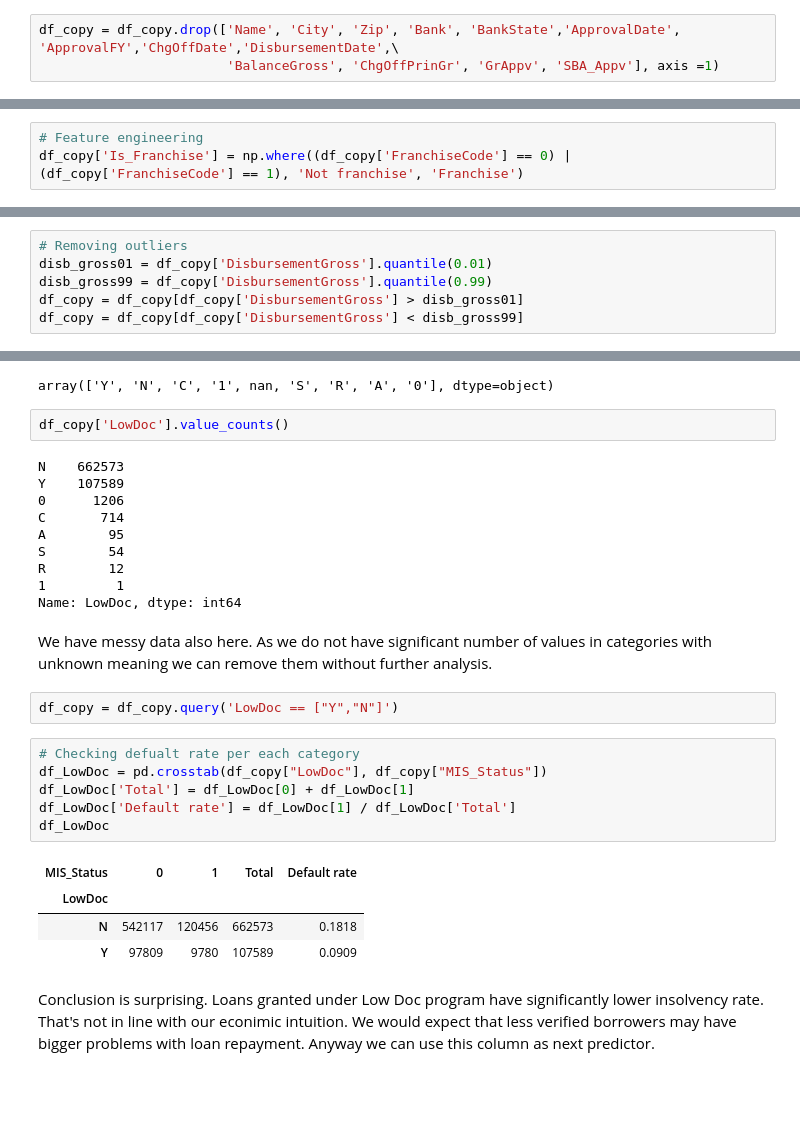
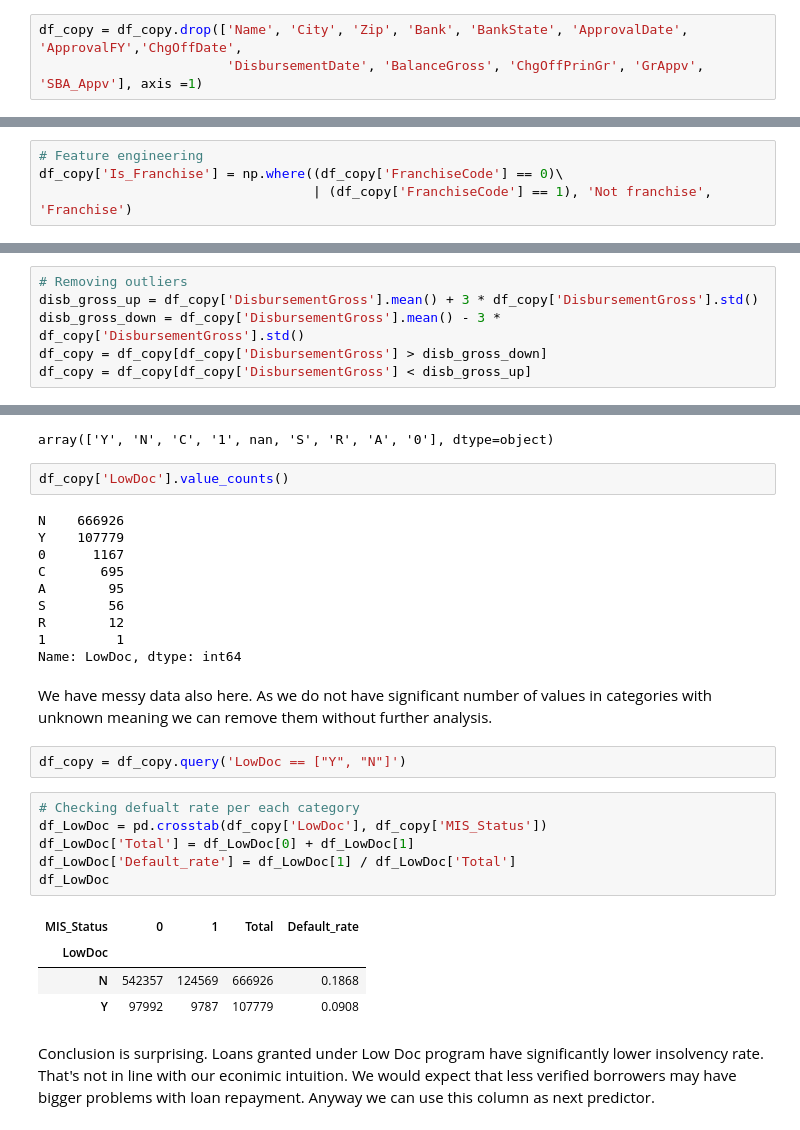
Before and after one commit to WojtekSzlezak/Loan-default-prediction-SBA, a Jupyter notebook: Loan_default_SBA.ipynb, the cells around one changed output, grey strips where cells are left out. Drawn from its saved outputs; the diff is of its cells as text; blank space fills up the shorter version.

```diff
--- a/Loan_default_SBA.ipynb
+++ b/Loan_default_SBA.ipynb
@@ -186,8 +198,8 @@ for column in ['SBA_Appv','GrAppv','DisbursementGross']:
 # %%
 df_copy['SBA_Guaranted_Ratio'] = df_copy['SBA_Appv'] / df_copy['DisbursementGross']
 # %%
-df_copy = df_copy.drop(['Name', 'City', 'Zip', 'Bank', 'BankState','ApprovalDate', 'ApprovalFY','ChgOffDate','DisbursementDate',\
-                        'BalanceGross', 'ChgOffPrinGr', 'GrAppv', 'SBA_Appv'], axis =1)
+df_copy = df_copy.drop(['Name', 'City', 'Zip', 'Bank', 'BankState', 'ApprovalDate', 'ApprovalFY','ChgOffDate',
+                        'DisbursementDate', 'BalanceGross', 'ChgOffPrinGr', 'GrAppv', 'SBA_Appv'], axis =1)
 # %% [markdown]
 Next we will go through each remaining column, clean data, explore it, analyse distributions and correlation between variables. We will start with checking null values and target coding.
 # %%
@@ -550,7 +564,8 @@ Name: FranchiseCode, dtype: int64
 According to the dataset description codes 0 and 1 mean that company's business is not a franchise. All other codes mean franchise. We will create now additional variable to reflect if we are dealing with franchise business. Then we will perform testing if franchise business character is associated with probablity of loan default.
 # %%
 # Feature engineering
-df_copy['Is_Franchise'] = np.where((df_copy['FranchiseCode'] == 0) | (df_copy['FranchiseCode'] == 1), 'Not franchise', 'Franchise')
+df_copy['Is_Franchise'] = np.where((df_copy['FranchiseCode'] == 0)\
+                                   | (df_copy['FranchiseCode'] == 1), 'Not franchise', 'Franchise')
 # %%
 # Checking P-value using frequency table
 print(f'p-value: {chi2_contingency(pd.crosstab(df_copy["Is_Franchise"], df_copy["MIS_Status"]))[1]}')
@@ -577,8 +594,8 @@ Disbursement Gross max value: 10465000.0
 df_copy['SBA_Guaranted_Ratio'] = np.where(df_copy['SBA_Guaranted_Ratio'] > 1, 1, df_copy['SBA_Guaranted_Ratio'])
 # %%
 # Removing outliers
-disb_gross01 = df_copy['DisbursementGross'].quantile(0.01)
-disb_gross99 = df_copy['DisbursementGross'].quantile(0.99)
-df_copy = df_copy[df_copy['DisbursementGross'] > disb_gross01]
-df_copy = df_copy[df_copy['DisbursementGross'] < disb_gross99]
+disb_gross_up = df_copy['DisbursementGross'].mean() + 3 * df_copy['DisbursementGross'].std()
+disb_gross_down = df_copy['DisbursementGross'].mean() - 3 * df_copy['DisbursementGross'].std()
+df_copy = df_copy[df_copy['DisbursementGross'] > disb_gross_down]
+df_copy = df_copy[df_copy['DisbursementGross'] < disb_gross_up]
 # %%
@@ -711,30 +727,30 @@ array(['Y', 'N', 'C', '1', nan, 'S', 'R', 'A', '0'], dtype=object)
 # %%
 df_copy['LowDoc'].value_counts()
 # %% [output]
-N    662573
-Y    107589
-0      1206
-C       714
+N    666926
+Y    107779
+0      1167
+C       695
 A        95
-S        54
+S        56
 R        12
 1         1
 Name: LowDoc, dtype: int64
 # %% [markdown]
 We have messy data also here. As we do not have significant number of values in categories with unknown meaning we can remove them without further analysis.
 # %%
-df_copy = df_copy.query('LowDoc == ["Y","N"]')
+df_copy = df_copy.query('LowDoc == ["Y", "N"]')
 # %%
 # Checking defualt rate per each category
-df_LowDoc = pd.crosstab(df_copy["LowDoc"], df_copy["MIS_Status"])
+df_LowDoc = pd.crosstab(df_copy['LowDoc'], df_copy['MIS_Status'])
 df_LowDoc['Total'] = df_LowDoc[0] + df_LowDoc[1]
-df_LowDoc['Default rate'] = df_LowDoc[1] / df_LowDoc['Total']
+df_LowDoc['Default_rate'] = df_LowDoc[1] / df_LowDoc['Total']
 df_LowDoc
 # %% [output]
-| MIS_Status | 0 | 1 | Total | Default rate |
+| MIS_Status | 0 | 1 | Total | Default_rate |
 | LowDoc |  |  |  |  |
-| N | 542117 | 120456 | 662573 | 0.1818 |
-| Y | 97809 | 9780 | 107589 | 0.0909 |
+| N | 542357 | 124569 | 666926 | 0.1868 |
+| Y | 97992 | 9787 | 107779 | 0.0908 |
 # %% [markdown]
 Conclusion is surprising. Loans granted under Low Doc program have significantly lower insolvency rate. That's not in line with our econimic intuition. We would expect that less verified borrowers may have bigger problems with loan repayment. Anyway we can use this column as next predictor.
 # %%
```
Also changed, not shown: parts of 106 cells of this notebook.
